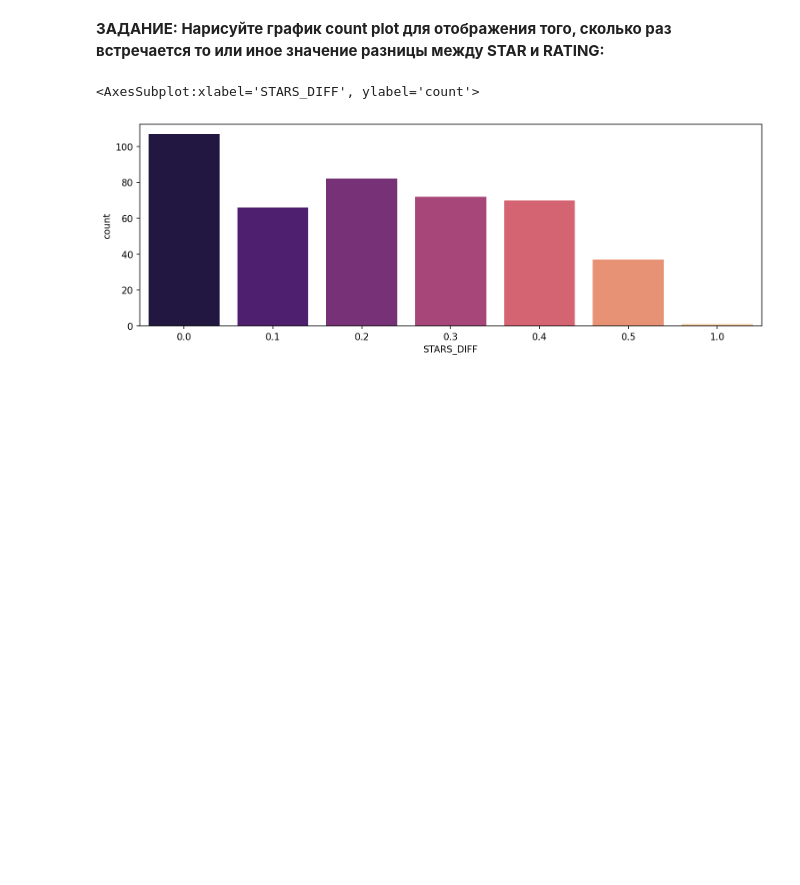
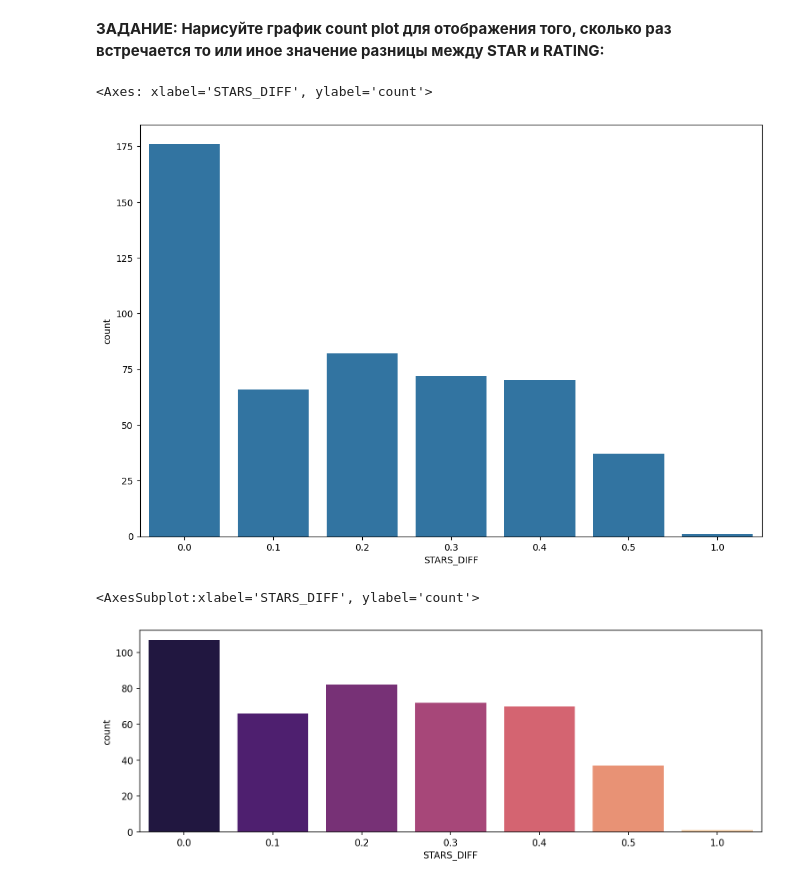
Before and after one commit to giulerg/IBM-labs, a Jupyter notebook: 00-Capstone-Project.ipynb, the cells around one changed output. Saved outputs shown, nothing was run; the diff lists cells and outputs as text; code cells hidden in the pictures; blank space fills up the shorter version.

```diff
--- a/00-Capstone-Project.ipynb
+++ b/00-Capstone-Project.ipynb
@@ -268,4 +268,4 @@ plt.legend(loc=(1.05,0.5))
 **ЗАДАНИЕ: Теперь давайте посчитаем эту разницу в численном виде; Создайте новую колонку, в которой сохраните разницу между колонками STARS и RATING с помощью обычного вычитания STARS-RATING, а также выполните округление до одной десятичной цифры после запятой.**
 # %%
 # НАПИШИТЕ ВАШ КОД В ЭТОЙ ЯЧЕЙКЕ!
-fandango_new['STARS_DIFF'] = fandango_new['STARS'] - fandango_new['RATING']
+fandango['STARS_DIFF'] = round(fandango['STARS'] - fandango['RATING'],1)
@@ -296,6 +289,11 @@ fandango_new
 **ЗАДАНИЕ: Нарисуйте график count plot для отображения того, сколько раз встречается то или иное значение разницы между STAR и RATING:**
 # %%
 # НАПИШИТЕ ВАШ КОД В ЭТОЙ ЯЧЕЙКЕ!
+plt.figure(figsize=(12,8))
+sns.countplot(x='STARS_DIFF', data=fandango)
+# %% [output]
+<Axes: xlabel='STARS_DIFF', ylabel='count'>
+[figure, added]
 # %%
 # %% [output]
 <AxesSubplot:xlabel='STARS_DIFF', ylabel='count'>
```
Also changed, not shown: parts of 52 cells of this notebook, 2 other files.
